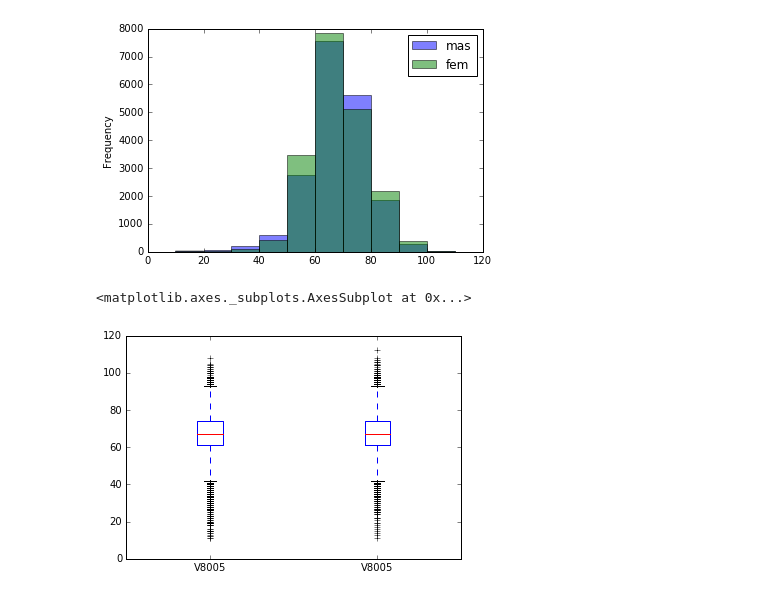
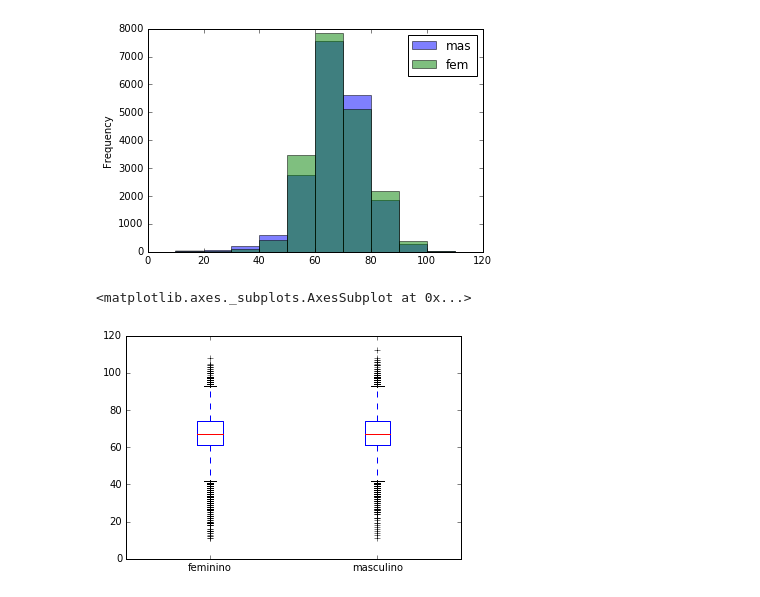
Before and after one commit to Formulos/CD, a Jupyter notebook: Projeto 1/Projeto 1.ipynb, the cells around one changed output. Cells and saved outputs as stored; diff of their text form; code cells hidden in the pictures.

```diff
--- a/Projeto 1/Projeto 1.ipynb
+++ b/Projeto 1/Projeto 1.ipynb
@@ -44,6 +44,9 @@ dados.aposentados = dados.V9122.astype('category') #2 sim, 4 não
 dados.sexo = dados.V0302.astype('category') #2 mas, 4 fem
 dados.curso = dados.V6007.astype('category')
 dados.idade = dados.V8005.astype('float')
+dados.anos_estudo = dados.V4803.astype('float')
+
+
 
 dados.renda = dados.V1022.astype('float')
 dados.renda = dados.renda[dados.renda < 500000]
@@ -219,10 +224,10 @@ pyplot.legend(loc='upper right')
 # %%
 dados.idade_sexo = pd.DataFrame([idade_opos[dados.sexo == 2],idade_opos[dados.sexo == 4]])
 
 dados.idade_sexo = dados.idade_sexo.T
-
+dados.idade_sexo.columns = 'feminino','masculino'
 
 dados.idade_sexo.plot.box()
 # %% [output]
 <matplotlib.axes._subplots.AxesSubplot at 0x...>
-[figure, old version]
+[figure, new version]
```
Also changed, not shown: parts of 12 cells of this notebook.
